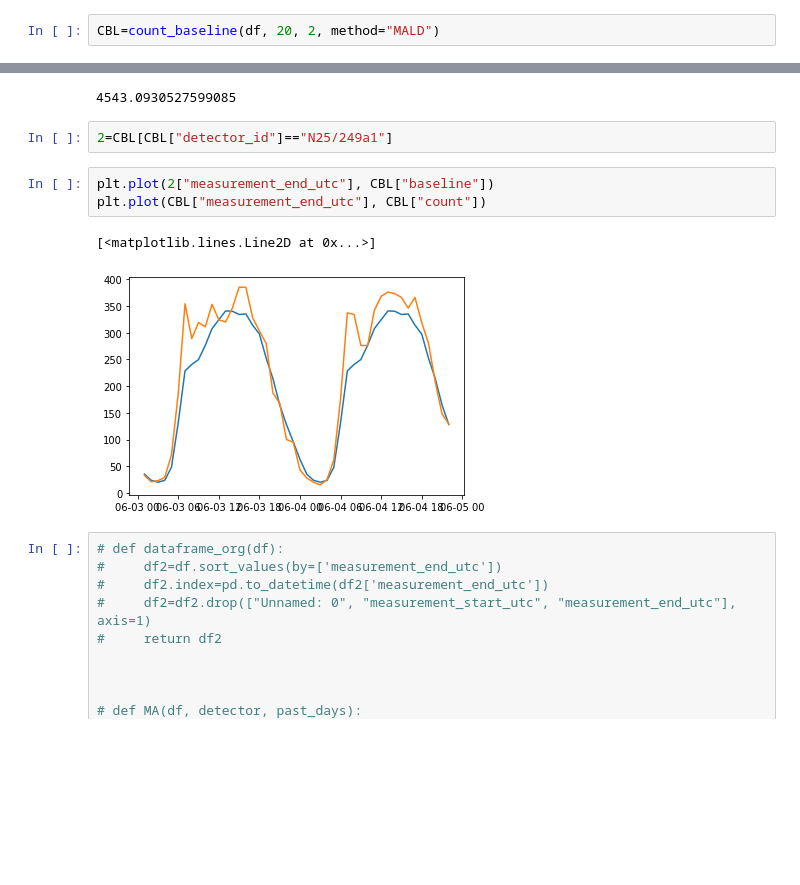
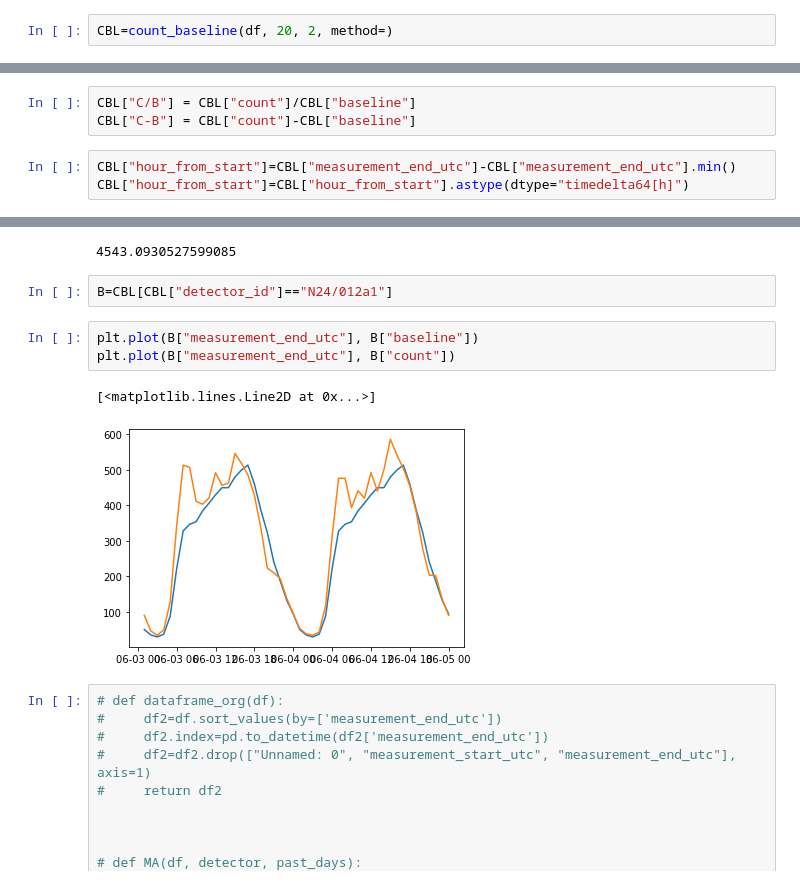
Before and after one commit to TeddyTW/SpatialScan, a Jupyter notebook: Demoing.ipynb, the cells around one changed output, grey strips where cells are left out. Cells and saved outputs as stored; diff of their text form; blank space fills up the shorter version.

```diff
--- a/Demoing.ipynb
+++ b/Demoing.ipynb
@@ -85,5 +111,5 @@ KeyboardInterrupt:
 # %%
-CBL=count_baseline(df, 20, 2, method="MALD")
+CBL=count_baseline(df, 20, 2, method=)
 # %%
 CBL=CBL.dropna()
 mean_squared_error(CBL["count"], CBL["baseline"])
@@ -111,0 +158,6 @@ CBL
+# %%
+CBL["C/B"] = CBL["count"]/CBL["baseline"]
+CBL["C-B"] = CBL["count"]-CBL["baseline"]
+# %%
+CBL["hour_from_start"]=CBL["measurement_end_utc"]-CBL["measurement_end_utc"].min()
+CBL["hour_from_start"]=CBL["hour_from_start"].astype(dtype="timedelta64[h]")
@@ -114,13 +199,13 @@ mean_squared_error(CBL["count"], CBL["baseline"])
 # %% [output]
 4543.0930527599085
 # %%
-2=CBL[CBL["detector_id"]=="N25/249a1"]
+B=CBL[CBL["detector_id"]=="N24/012a1"]
 # %%
-plt.plot(2["measurement_end_utc"], CBL["baseline"])
-plt.plot(CBL["measurement_end_utc"], CBL["count"])
+plt.plot(B["measurement_end_utc"], B["baseline"])
+plt.plot(B["measurement_end_utc"], B["count"])
 # %% [output]
 [<matplotlib.lines.Line2D at 0x...>]
-[figure, old version]
+[figure, new version]
 # %%
 # def dataframe_org(df):
 #     df2=df.sort_values(by=['measurement_end_utc'])
```
Also changed, not shown: parts of 16 cells of this notebook, 1 other file.
